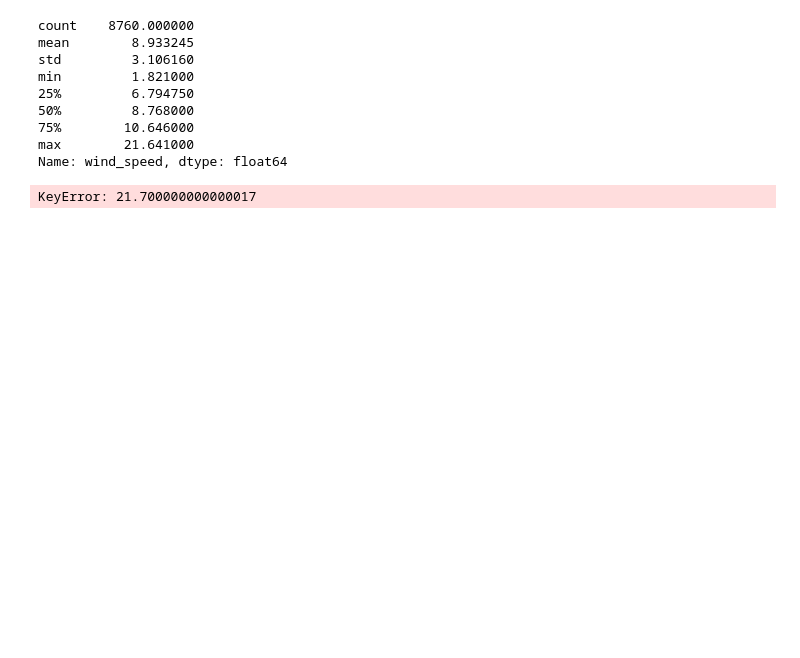
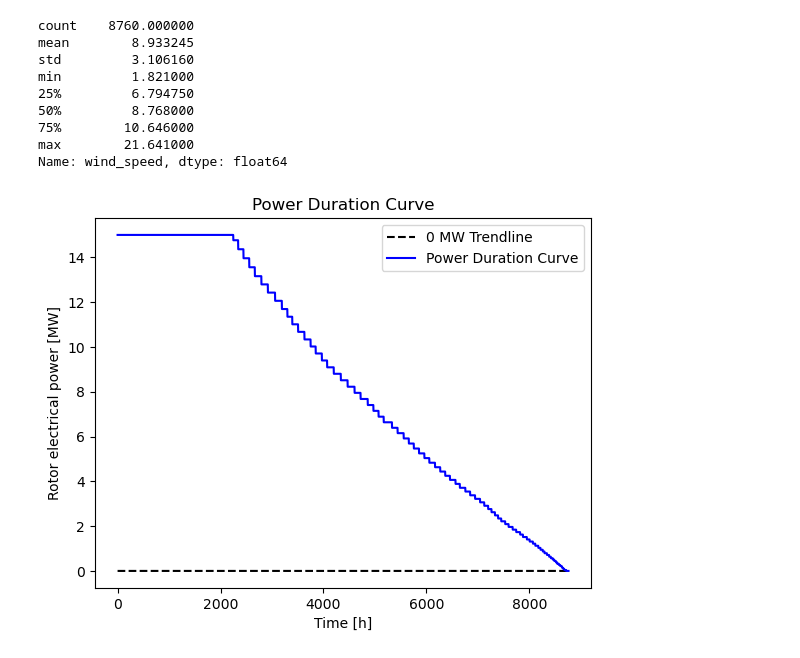
Before and after one commit to AmauryLaridon/LENVI2007---Wind-Turbine-Design, a Jupyter notebook: BEM/Project.ipynb, the cells around one changed output. Drawn from its saved outputs; the diff is of its cells as text; code cells hidden in the pictures; blank space fills up the shorter version.

```diff
--- a/BEM/Project.ipynb
+++ b/BEM/Project.ipynb
@@ -662,26 +588,25 @@ Name: wind_speed, dtype: float64
 # %%
 #Power Duration Curve
 
 def closest_speed(value):
     for i in wind_speed_range:
         if i > value:
             return i
 
 power_duration_curve = []
 for i in sorted_wind:
-    power_duration_curve.append(df_perf.loc[closest_speed(i)]/10**6)
+    power_duration_curve.append(df_perf_v2.loc[closest_speed(i)]/10**6)
 
 plt.figure()
 plt.plot(np.arange(0, len(power_duration_curve), 1),np.zeros(len(power_duration_curve)),'--',color='black', label='0 MW Trendline')
 plt.plot(np.arange(0, len(power_duration_curve), 1), power_duration_curve, label='Power Duration Curve',color='blue')
 plt.xlabel('Time [h]')
 plt.ylabel('Rotor electrical power [MW]')
 plt.title('Power Duration Curve')
 plt.legend()
 plt.show()
-# print("Energy produced [MWh]: ", sum(power_duration_curve))
 # %% [output]
-KeyError: 21.700000000000017
+[figure, added]
 # %%
 print("Energy produced [MWh]: ", round(sum(power_duration_curve)[0],2))
 print("Average Power [MW]: ", round(sum(power_duration_curve)[0]/8760,2))
```
Also changed, not shown: parts of 8 cells of this notebook.
